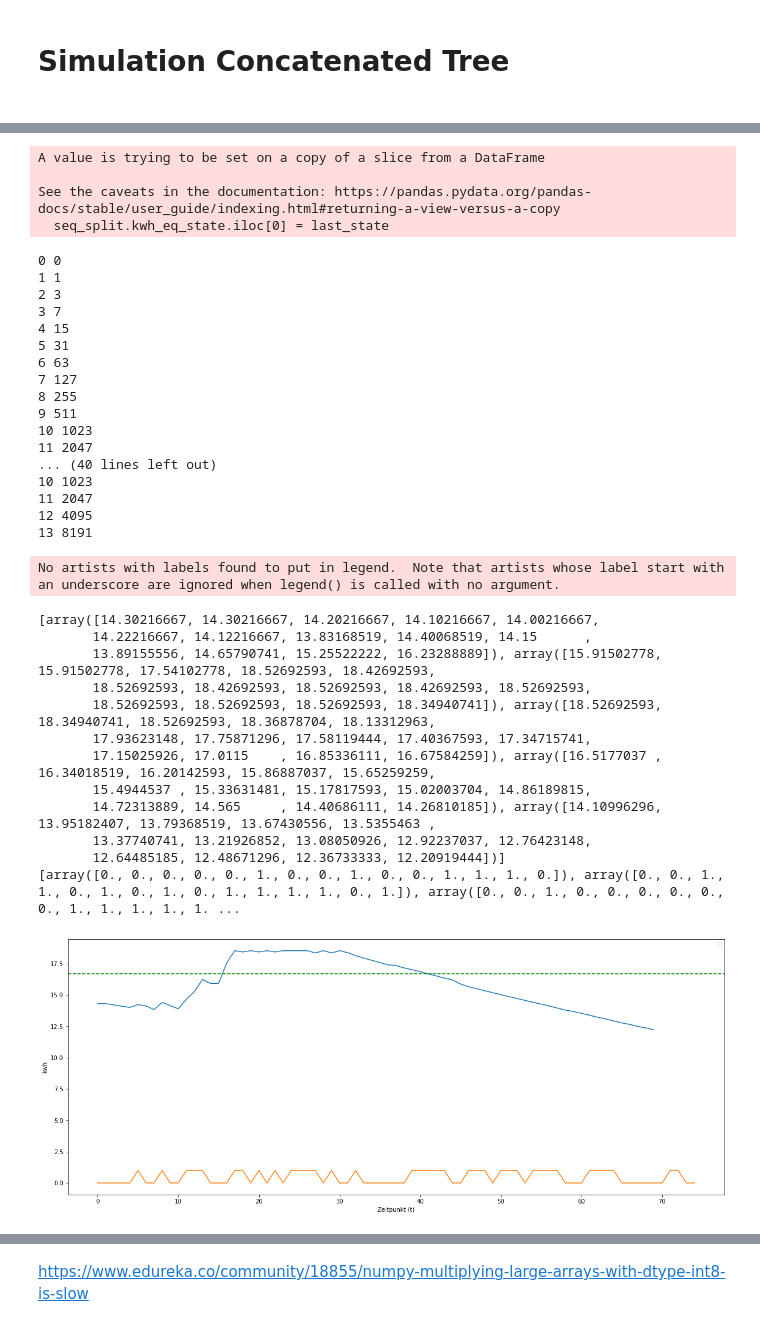
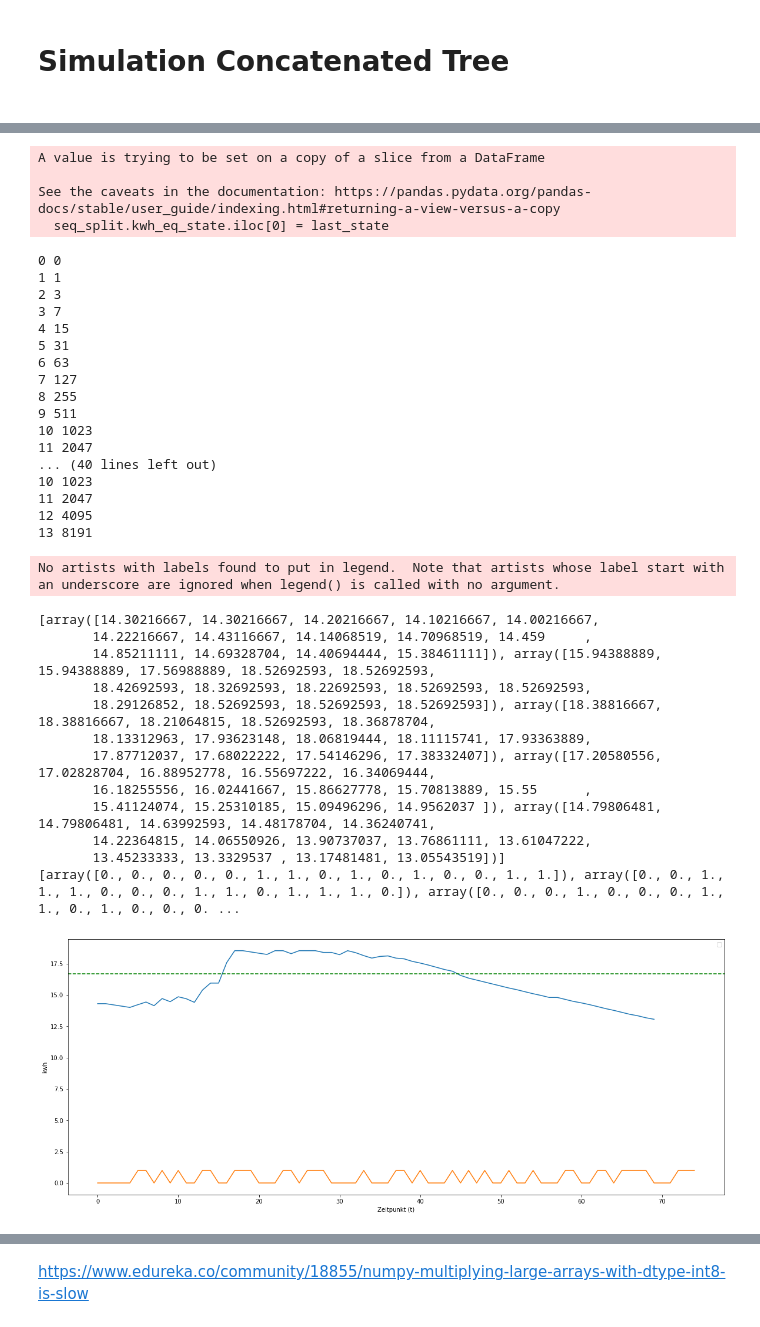
Before and after one commit to lukinoe/RL-Power-Distribution-for-power2heat, a Jupyter notebook: RL_policy/extensiveSearch_Notebook.ipynb, the cells around one changed output, grey strips where cells are left out. Drawn from its saved outputs; the diff is of its cells as text; code cells hidden in the pictures.

```diff
--- a/RL_policy/extensiveSearch_Notebook.ipynb
+++ b/RL_policy/extensiveSearch_Notebook.ipynb
@@ -127,11 +174,11 @@ plt.show()
 args = {
     "max_storage_tank": dataset.kwh_eq_state.max(),
     "optimum_storage":dataset.kwh_eq_state.max() * 0.9,
-    "gamma1": 0,    # financial
-    "gamma2": 1,      # distance optimum
+    "gamma1": 1,    # financial
+    "gamma2": 0,      # distance optimum
     "gamma3": 0.0,      # tank change
     "demand_price": 1,
-    "feedin_price": 2
+    "feedin_price": 5
 }
 
 
@@ -166,45 +213,45 @@ print(res[1])
 7 127
 8 255
 9 511
 10 1023
 11 2047
 12 4095
 13 8191
 A value is trying to be set on a copy of a slice from a DataFrame
 
 See the caveats in the documentation: https://pandas.pydata.org/pandas-docs/stable/user_guide/indexing.html#returning-a-view-versus-a-copy
   seq_split.kwh_eq_state.iloc[0] = last_state
 0 0
 1 1
 2 3
 3 7
 4 15
 5 31
 6 63
 7 127
 8 255
 9 511
 10 1023
 11 2047
 ... (40 lines left out)
 10 1023
 11 2047
 12 4095
 13 8191
 No artists with labels found to put in legend.  Note that artists whose label start with an underscore are ignored when legend() is called with no argument.
 [array([14.30216667, 14.30216667, 14.20216667, 14.10216667, 14.00216667,
-       14.22216667, 14.12216667, 13.83168519, 14.40068519, 14.15      ,
-       13.89155556, 14.65790741, 15.25522222, 16.23288889]), array([15.91502778, 15.91502778, 17.54102778, 18.52692593, 18.42692593,
-       18.52692593, 18.42692593, 18.52692593, 18.42692593, 18.52692593,
-       18.52692593, 18.52692593, 18.52692593, 18.34940741]), array([18.52692593, 18.34940741, 18.52692593, 18.36878704, 18.13312963,
-       17.93623148, 17.75871296, 17.58119444, 17.40367593, 17.34715741,
-       17.15025926, 17.0115    , 16.85336111, 16.67584259]), array([16.5177037 , 16.34018519, 16.20142593, 15.86887037, 15.65259259,
-       15.4944537 , 15.33631481, 15.17817593, 15.02003704, 14.86189815,
-       14.72313889, 14.565     , 14.40686111, 14.26810185]), array([14.10996296, 13.95182407, 13.79368519, 13.67430556, 13.5355463 ,
-       13.37740741, 13.21926852, 13.08050926, 12.92237037, 12.76423148,
-       12.64485185, 12.48671296, 12.36733333, 12.20919444])]
-[array([0., 0., 0., 0., 0., 1., 0., 0., 1., 0., 0., 1., 1., 1., 0.]), array([0., 0., 1., 1., 0., 1., 0., 1., 0., 1., 1., 1., 1., 0., 1.]), array([0., 0., 1., 0., 0., 0., 0., 0., 0., 1., 1., 1., 1., 1. ...
+       14.22216667, 14.43116667, 14.14068519, 14.70968519, 14.459     ,
+       14.85211111, 14.69328704, 14.40694444, 15.38461111]), array([15.94388889, 15.94388889, 17.56988889, 18.52692593, 18.52692593,
+       18.42692593, 18.32692593, 18.22692593, 18.52692593, 18.52692593,
+       18.29126852, 18.52692593, 18.52692593, 18.52692593]), array([18.38816667, 18.38816667, 18.21064815, 18.52692593, 18.36878704,
+       18.13312963, 17.93623148, 18.06819444, 18.11115741, 17.93363889,
+       17.87712037, 17.68022222, 17.54146296, 17.38332407]), array([17.20580556, 17.02828704, 16.88952778, 16.55697222, 16.34069444,
+       16.18255556, 16.02441667, 15.86627778, 15.70813889, 15.55      ,
+       15.41124074, 15.25310185, 15.09496296, 14.9562037 ]), array([14.79806481, 14.79806481, 14.63992593, 14.48178704, 14.36240741,
+       14.22364815, 14.06550926, 13.90737037, 13.76861111, 13.61047222,
+       13.45233333, 13.3329537 , 13.17481481, 13.05543519])]
+[array([0., 0., 0., 0., 0., 1., 1., 0., 1., 0., 1., 0., 0., 1., 1.]), array([0., 0., 1., 1., 1., 0., 0., 0., 1., 1., 0., 1., 1., 1., 0.]), array([0., 0., 0., 1., 0., 0., 0., 1., 1., 0., 1., 0., 0., 0. ...
-[figure, old version]
+[figure, new version]
 # %%
 # %% [output]
 [array([7.7314, 7.7314, 7.6314, 7.5314, 7.4314, 7.3314, 7.2314, 7.1314,
```
Also changed, not shown: parts of 4 cells of this notebook, 28 other files.
